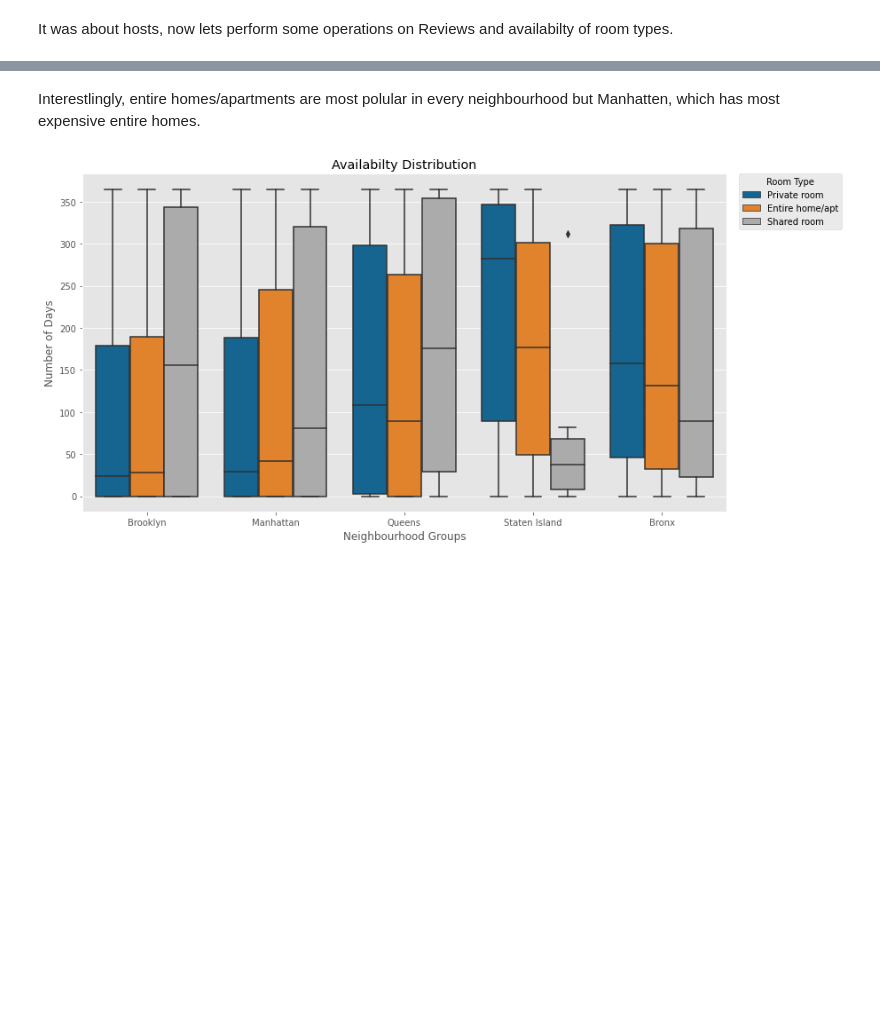
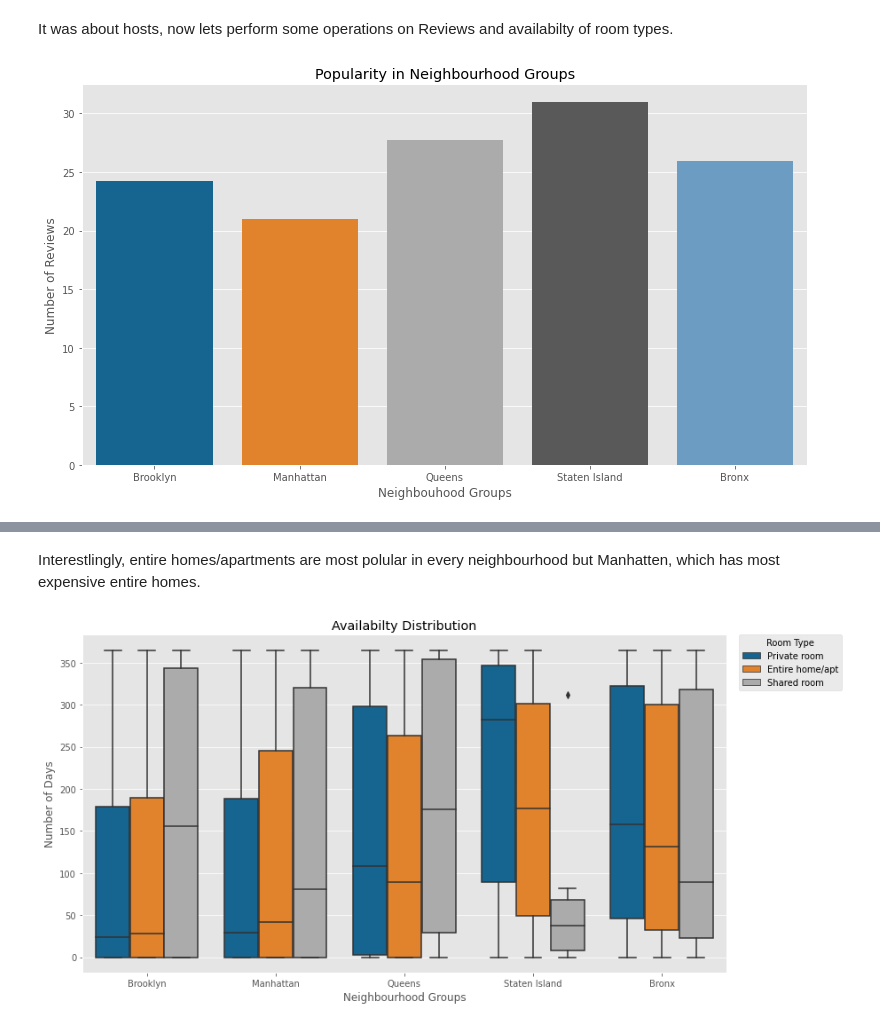
Before and after one commit to aaravpanchal/Ted-Talk-Views-Prediction-, a Jupyter notebook: EDA_AIRBNB_NYC_2019.ipynb, the cells around one changed output, grey strips where cells are left out. Saved outputs shown, nothing was run; the diff lists cells and outputs as text; code cells hidden in the pictures; blank space fills up the shorter version.

```diff
--- a/EDA_AIRBNB_NYC_2019.ipynb
+++ b/EDA_AIRBNB_NYC_2019.ipynb
@@ -275,2 +302,13 @@ Manhatten has the maximum number of bussiest host top 10 list.
 # %% [markdown]
 It was about hosts, now lets perform some operations on Reviews and availabilty of room types.
+# %%
+#popularity in neighbourhood groups
+plt.figure(figsize=(13,7))
+plt.title("Room Type on Neighbourhood Group")
+sns.barplot(x = 'neighbourhood_group', y = 'number_of_reviews',ci=None, data = newdf)
+plt.title("Popularity in Neighbourhood Groups")
+plt.ylabel("Number of Reviews")
+plt.xlabel("Neighbouhood Groups")
+plt.show()
+# %% [output]
+[figure, added]
```
Also changed, not shown: parts of 13 cells of this notebook.
